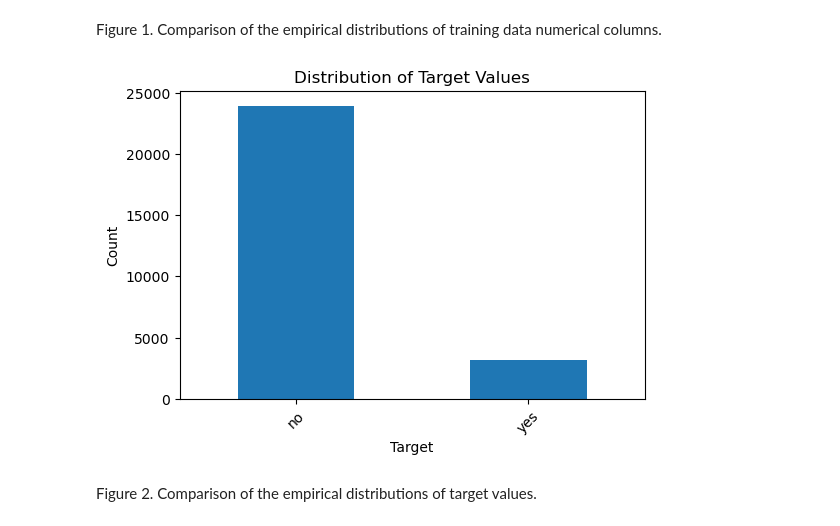
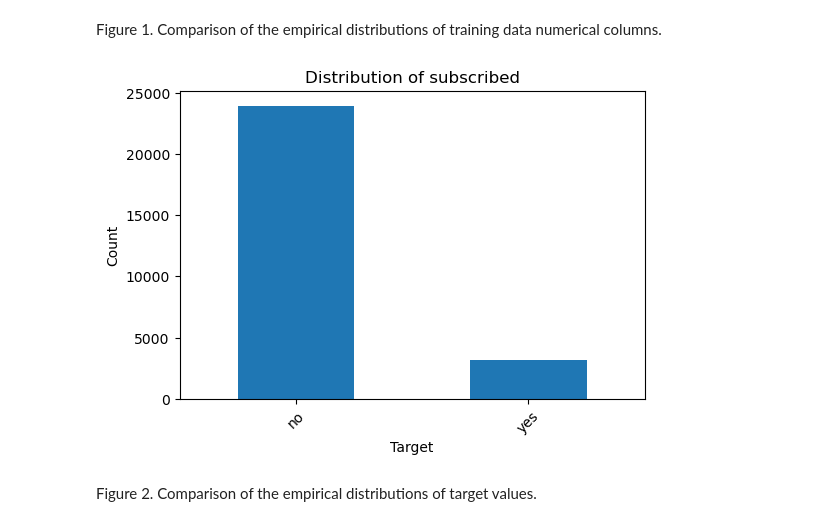
Before and after one commit to UBC-MDS/Group_7_Project, a Jupyter notebook: bank_marketing_prediction_report.ipynb, the cells around one changed output. Drawn from its saved outputs; the diff is of its cells as text; code cells hidden in the pictures.

```diff
--- a/bank_marketing_prediction_report.ipynb
+++ b/bank_marketing_prediction_report.ipynb
@@ -180,16 +183,9 @@ for i in numeric_cols:
 Figure 1. Comparison of the empirical distributions of training data numerical columns.
 # %%
 # target class imbalance
-counts = bank_marketing_train["subscribed"].value_counts()
-fig, ax = plt.subplots(figsize=(6, 4))
-counts.plot(kind='bar', ax=ax)
-ax.set_title('Distribution of Target Values')
-ax.set_xlabel('Target')
-ax.set_ylabel('Count')
-plt.xticks(rotation=45)
-plt.show()
+plot_value_counts(bank_marketing_train, 'subscribed')
 # %% [output]
-[figure, old version]
+[figure, new version]
 # %% [markdown]
 Figure 2. Comparison of the empirical distributions of target values.
 # %%
```
Also changed, not shown: parts of 14 cells of this notebook, 5 other files.
